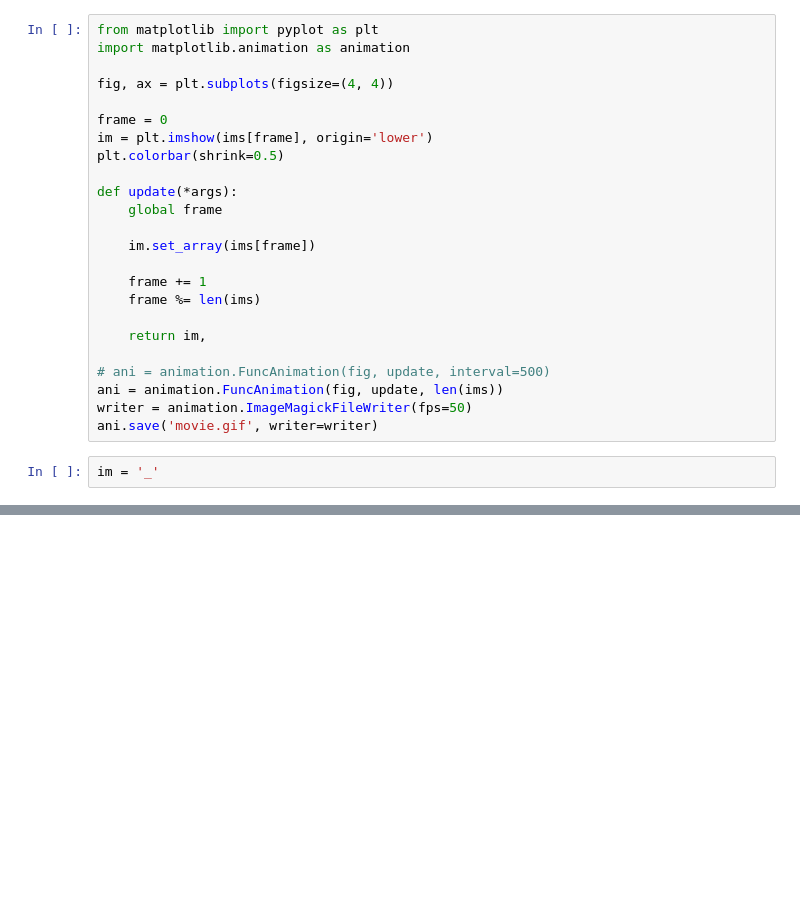
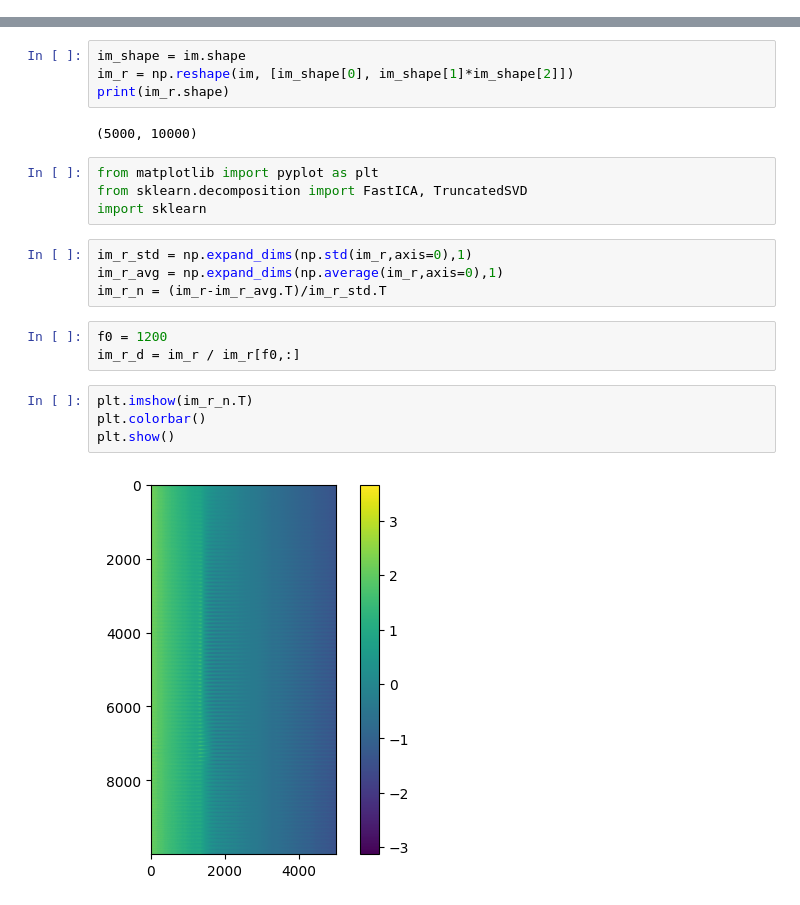
Before and after one commit to dtabuena/Images, a Jupyter notebook: DFOF.ipynb, the cells around one changed output, grey strips where cells are left out. Saved outputs shown, nothing was run; the diff lists cells and outputs as text; blank space fills up the shorter version.

```diff
--- a/DFOF.ipynb
+++ b/DFOF.ipynb
@@ -50,26 +2,0 @@ tifffile.imwrite('temp_imgJ.tif', ims)
-# %%
-from matplotlib import pyplot as plt
-import matplotlib.animation as animation
-
-fig, ax = plt.subplots(figsize=(4, 4))
-
-frame = 0
-im = plt.imshow(ims[frame], origin='lower')
-plt.colorbar(shrink=0.5)
-
-def update(*args):
-    global frame
-
-    im.set_array(ims[frame])
-
-    frame += 1
-    frame %= len(ims)
-
-    return im,
-
-# ani = animation.FuncAnimation(fig, update, interval=500)
-ani = animation.FuncAnimation(fig, update, len(ims))
-writer = animation.ImageMagickFileWriter(fps=50)
-ani.save('movie.gif', writer=writer)
-# %%
-im = '_'
@@ -84,0 +63,23 @@ ims.shape
+# %%
+im_shape = im.shape
+im_r = np.reshape(im, [im_shape[0], im_shape[1]*im_shape[2]])
+print(im_r.shape)
+# %% [output]
+(5000, 10000)
+# %%
+from matplotlib import pyplot as plt
+from sklearn.decomposition import FastICA, TruncatedSVD
+import sklearn
+# %%
+im_r_std = np.expand_dims(np.std(im_r,axis=0),1)
+im_r_avg = np.expand_dims(np.average(im_r,axis=0),1)
+im_r_n = (im_r-im_r_avg.T)/im_r_std.T
+# %%
+f0 = 1200
+im_r_d = im_r / im_r[f0,:]
+# %%
+plt.imshow(im_r_n.T)
+plt.colorbar()
+plt.show()
+# %% [output]
+[figure, added]
```
Also changed, not shown: parts of 11 cells of this notebook.
